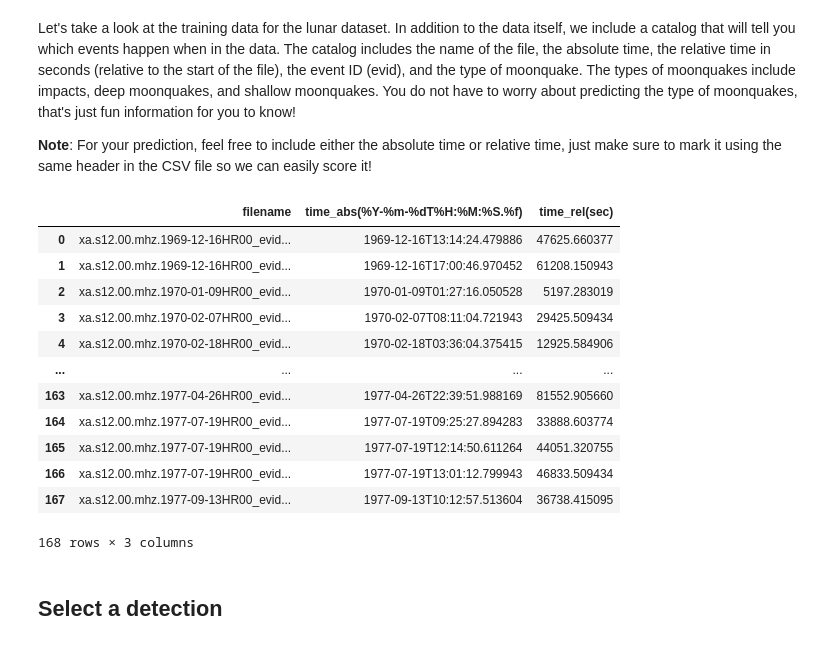
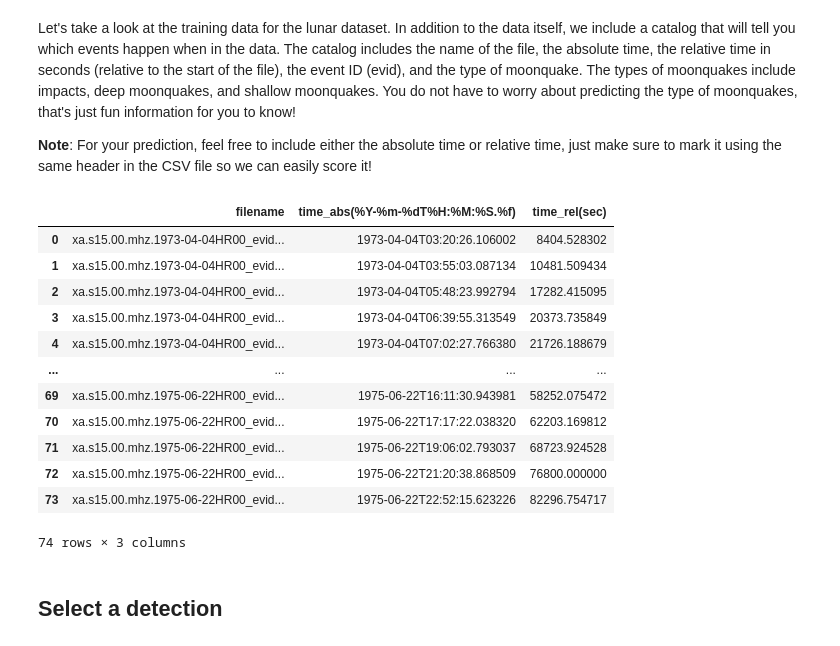
Before and after one commit to Khagendra01/NASA-HACK-SEISMO-DETECTION, a Jupyter notebook: machine-learning/demo_notebook.ipynb, the cells around one changed output. Saved outputs shown, nothing was run; the diff lists cells and outputs as text; code cells hidden in the pictures.

```diff
--- a/machine-learning/demo_notebook.ipynb
+++ b/machine-learning/demo_notebook.ipynb
@@ -15,24 +15,25 @@ Let's take a look at the training data for the lunar dataset. In addition to the
 
 **Note**: For your prediction, feel free to include either the absolute time or relative time, just make sure to mark it using the same header in the CSV file so we can easily score it!
 # %%
-cat_directory = './data/lunar/training/catalogs/'
-cat_file = cat_directory + 'S12_GradeB.csv'
+cat_directory = './data/test/'
+dt = 'S15_GradeA'
+cat_file = cat_directory + dt + '.csv'
 cat = pd.read_csv(cat_file)
 cat
 # %% [output]
 |  | filename | time_abs(%Y-%m-%dT%H:%M:%S.%f) | time_rel(sec) |
-| 0 | xa.s12.00.mhz.1969-12-16HR00_evid... | 1969-12-16T13:14:24.479886 | 47625.660377 |
-| 1 | xa.s12.00.mhz.1969-12-16HR00_evid... | 1969-12-16T17:00:46.970452 | 61208.150943 |
-| 2 | xa.s12.00.mhz.1970-01-09HR00_evid... | 1970-01-09T01:27:16.050528 | 5197.283019 |
-| 3 | xa.s12.00.mhz.1970-02-07HR00_evid... | 1970-02-07T08:11:04.721943 | 29425.509434 |
-| 4 | xa.s12.00.mhz.1970-02-18HR00_evid... | 1970-02-18T03:36:04.375415 | 12925.584906 |
+| 0 | xa.s15.00.mhz.1973-04-04HR00_evid... | 1973-04-04T03:20:26.106002 | 8404.528302 |
+| 1 | xa.s15.00.mhz.1973-04-04HR00_evid... | 1973-04-04T03:55:03.087134 | 10481.509434 |
+| 2 | xa.s15.00.mhz.1973-04-04HR00_evid... | 1973-04-04T05:48:23.992794 | 17282.415095 |
+| 3 | xa.s15.00.mhz.1973-04-04HR00_evid... | 1973-04-04T06:39:55.313549 | 20373.735849 |
+| 4 | xa.s15.00.mhz.1973-04-04HR00_evid... | 1973-04-04T07:02:27.766380 | 21726.188679 |
 | ... | ... | ... | ... |
-| 163 | xa.s12.00.mhz.1977-04-26HR00_evid... | 1977-04-26T22:39:51.988169 | 81552.905660 |
-| 164 | xa.s12.00.mhz.1977-07-19HR00_evid... | 1977-07-19T09:25:27.894283 | 33888.603774 |
-| 165 | xa.s12.00.mhz.1977-07-19HR00_evid... | 1977-07-19T12:14:50.611264 | 44051.320755 |
-| 166 | xa.s12.00.mhz.1977-07-19HR00_evid... | 1977-07-19T13:01:12.799943 | 46833.509434 |
-| 167 | xa.s12.00.mhz.1977-09-13HR00_evid... | 1977-09-13T10:12:57.513604 | 36738.415095 |
+| 69 | xa.s15.00.mhz.1975-06-22HR00_evid... | 1975-06-22T16:11:30.943981 | 58252.075472 |
+| 70 | xa.s15.00.mhz.1975-06-22HR00_evid... | 1975-06-22T17:17:22.038320 | 62203.169812 |
+| 71 | xa.s15.00.mhz.1975-06-22HR00_evid... | 1975-06-22T19:06:02.793037 | 68723.924528 |
+| 72 | xa.s15.00.mhz.1975-06-22HR00_evid... | 1975-06-22T21:20:38.868509 | 76800.000000 |
+| 73 | xa.s15.00.mhz.1975-06-22HR00_evid... | 1975-06-22T22:52:15.623226 | 82296.754717 |
-168 rows × 3 columns
+74 rows × 3 columns
 # %% [markdown]
 ## Select a detection
 # %% [markdown]
```
Also changed, not shown: parts of 15 cells of this notebook, 12 other files.
